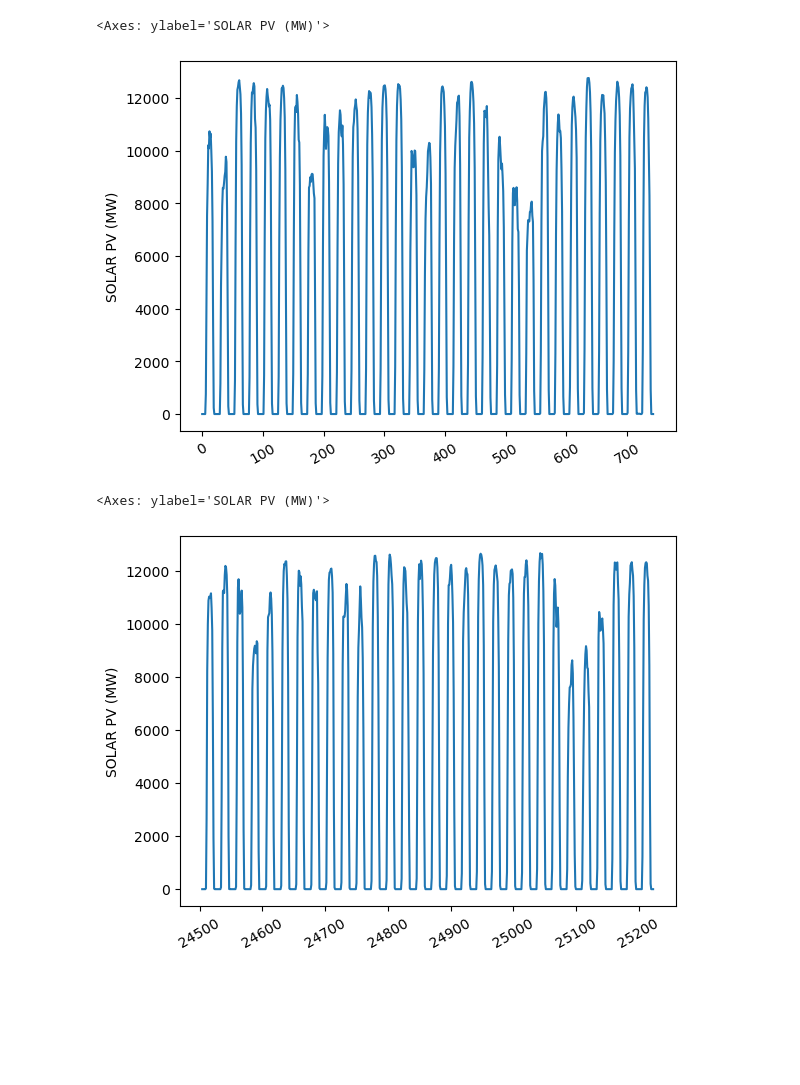
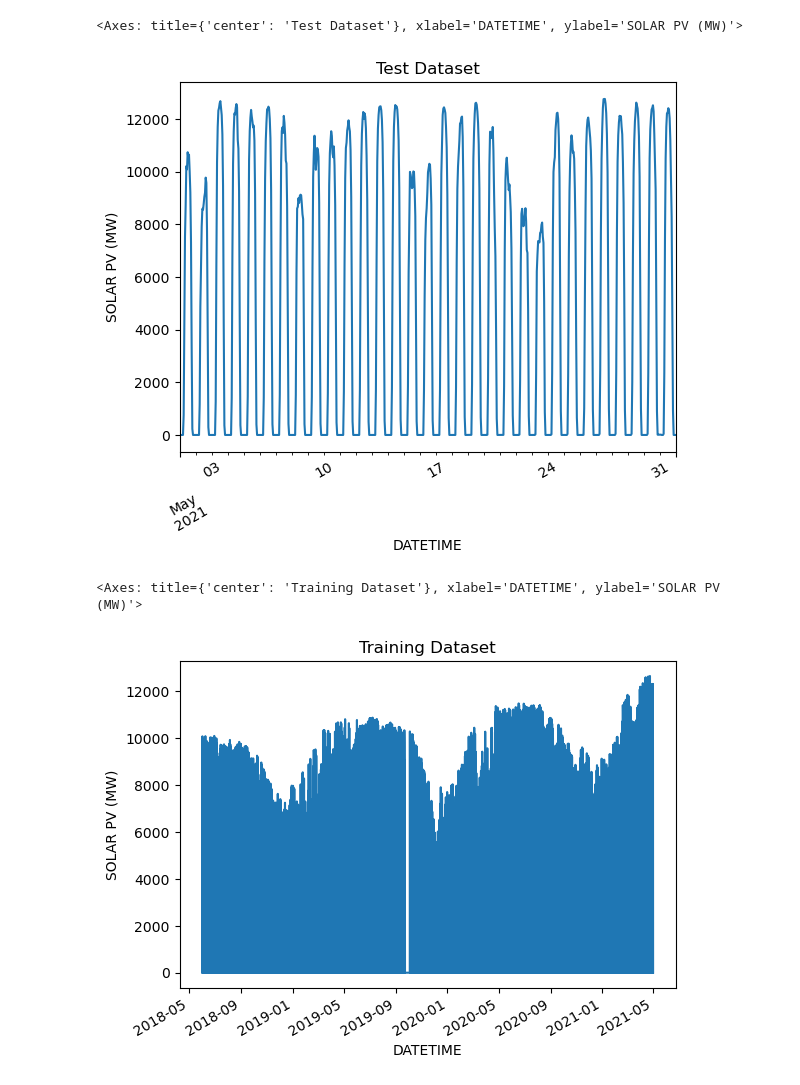
Before and after one commit to dklink/electricity_forecasting, a Jupyter notebook: baselines.ipynb, the cells around one changed output. Cells and saved outputs as stored; diff of their text form; code cells hidden in the pictures; blank space fills up the shorter version.

```diff
--- a/baselines.ipynb
+++ b/baselines.ipynb
@@ -3,16 +4,14 @@ import pandas as pd
 # %%
-train = pd.read_csv("data/train.csv")
-test = pd.read_csv("data/test.csv")
-
-train_final_month = train[-30*24:]
+train = pd.read_csv("data/train.csv", parse_dates=["DATETIME"]).set_index("DATETIME")["SOLAR PV"]
+test = pd.read_csv("data/test.csv", parse_dates=["DATETIME"]).set_index("DATETIME")["SOLAR PV"]
 # %%
-test["SOLAR PV"].plot(x="DATETIME", ylabel="SOLAR PV (MW)", rot=30)
+test.plot(ylabel="SOLAR PV (MW)", rot=30, title="Test Dataset")
 # %% [output]
-<Axes: ylabel='SOLAR PV (MW)'>
+<Axes: title={'center': 'Test Dataset'}, xlabel='DATETIME', ylabel='SOLAR PV (MW)'>
-[figure, old version]
+[figure, new version]
 # %%
-train_final_month["SOLAR PV"].plot(x="DATETIME", ylabel="SOLAR PV (MW)", rot=30)
+train.plot(ylabel="SOLAR PV (MW)", rot=30, title="Training Dataset")
 # %% [output]
-<Axes: ylabel='SOLAR PV (MW)'>
+<Axes: title={'center': 'Training Dataset'}, xlabel='DATETIME', ylabel='SOLAR PV (MW)'>
-[figure, old version]
+[figure, new version]
 # %%
```
Also changed, not shown: parts of 12 cells of this notebook, 1 other file.
